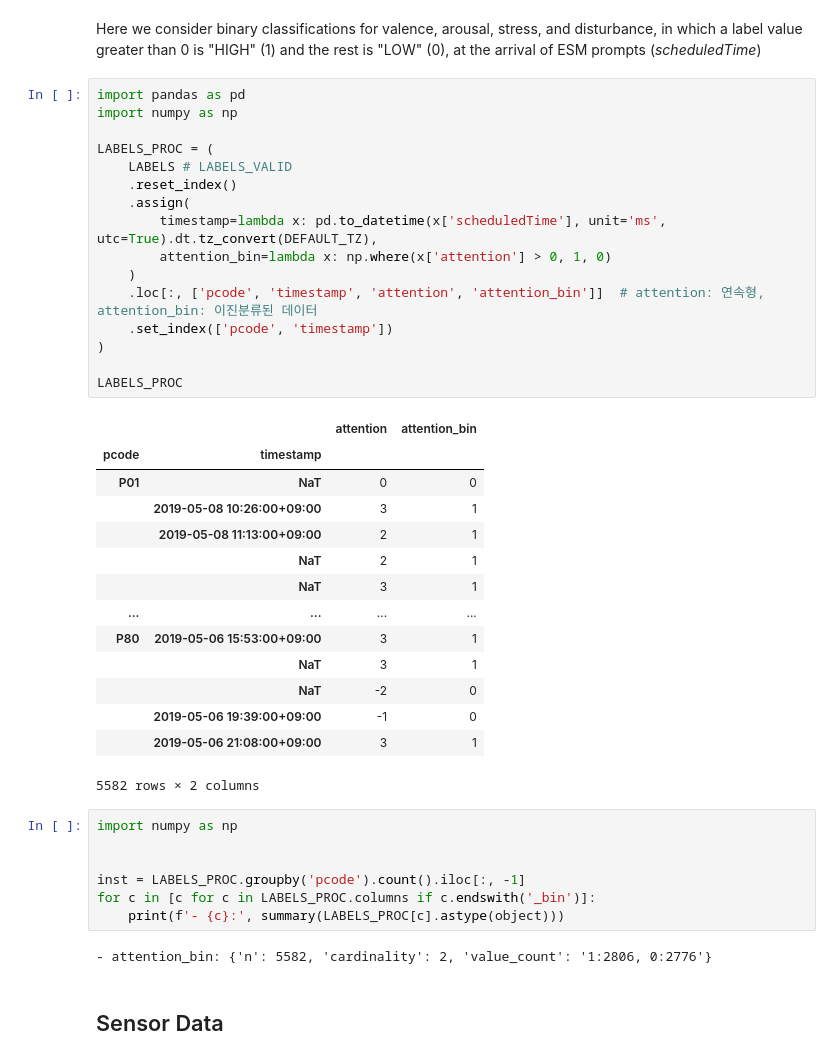
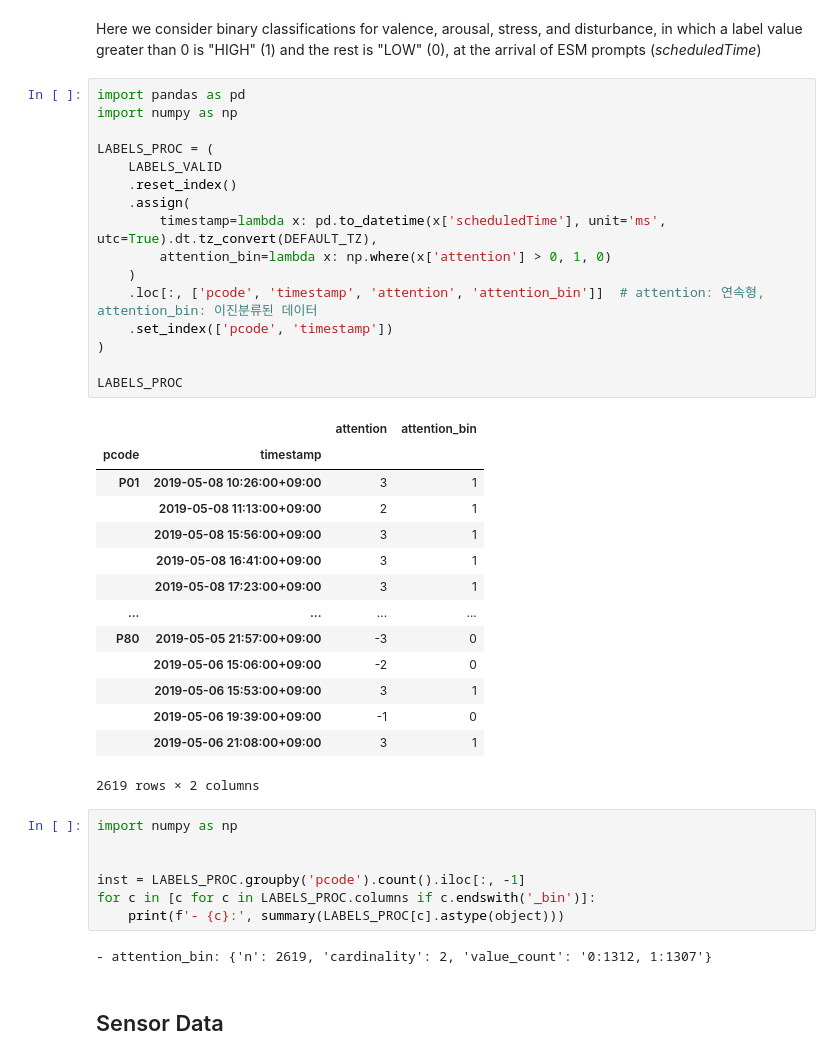
Before and after one commit to moovingsloth/wearable-attention-fatigue, a Jupyter notebook: base_final.ipynb, the cells around one changed output. Drawn from its saved outputs; the diff is of its cells as text.

```diff
--- a/base_final.ipynb
+++ b/base_final.ipynb
@@ -446,34 +442,34 @@ Here we consider binary classifications for valence, arousal, stress, and distur
 # %%
 import pandas as pd
 import numpy as np
 
 LABELS_PROC = (
-    LABELS # LABELS_VALID
+    LABELS_VALID
     .reset_index()
     .assign(
         timestamp=lambda x: pd.to_datetime(x['scheduledTime'], unit='ms', utc=True).dt.tz_convert(DEFAULT_TZ),
         attention_bin=lambda x: np.where(x['attention'] > 0, 1, 0)
     )
     .loc[:, ['pcode', 'timestamp', 'attention', 'attention_bin']]  # attention: 연속형, attention_bin: 이진분류된 데이터
     .set_index(['pcode', 'timestamp'])
 )
 
 LABELS_PROC
 # %% [output]
 |  |  | attention | attention_bin |
 | pcode | timestamp |  |  |
-| P01 | NaT | 0 | 0 |
-|  | 2019-05-08 10:26:00+09:00 | 3 | 1 |
+| P01 | 2019-05-08 10:26:00+09:00 | 3 | 1 |
 |  | 2019-05-08 11:13:00+09:00 | 2 | 1 |
-|  | NaT | 2 | 1 |
-|  | NaT | 3 | 1 |
+|  | 2019-05-08 15:56:00+09:00 | 3 | 1 |
+|  | 2019-05-08 16:41:00+09:00 | 3 | 1 |
+|  | 2019-05-08 17:23:00+09:00 | 3 | 1 |
 | ... | ... | ... | ... |
-| P80 | 2019-05-06 15:53:00+09:00 | 3 | 1 |
-|  | NaT | 3 | 1 |
-|  | NaT | -2 | 0 |
+| P80 | 2019-05-05 21:57:00+09:00 | -3 | 0 |
+|  | 2019-05-06 15:06:00+09:00 | -2 | 0 |
+|  | 2019-05-06 15:53:00+09:00 | 3 | 1 |
 |  | 2019-05-06 19:39:00+09:00 | -1 | 0 |
 |  | 2019-05-06 21:08:00+09:00 | 3 | 1 |
-5582 rows × 2 columns
+2619 rows × 2 columns
 # %%
 import numpy as np
 
@@ -482,7 +478,7 @@ inst = LABELS_PROC.groupby('pcode').count().iloc[:, -1]
 for c in [c for c in LABELS_PROC.columns if c.endswith('_bin')]:
     print(f'- {c}:', summary(LABELS_PROC[c].astype(object)))
 # %% [output]
-- attention_bin: {'n': 5582, 'cardinality': 2, 'value_count': '1:2806, 0:2776'}
+- attention_bin: {'n': 2619, 'cardinality': 2, 'value_count': '0:1312, 1:1307'}
 # %% [markdown]
 ## Sensor Data
 # %% [markdown]
```
Also changed, not shown: parts of 14 cells of this notebook.
